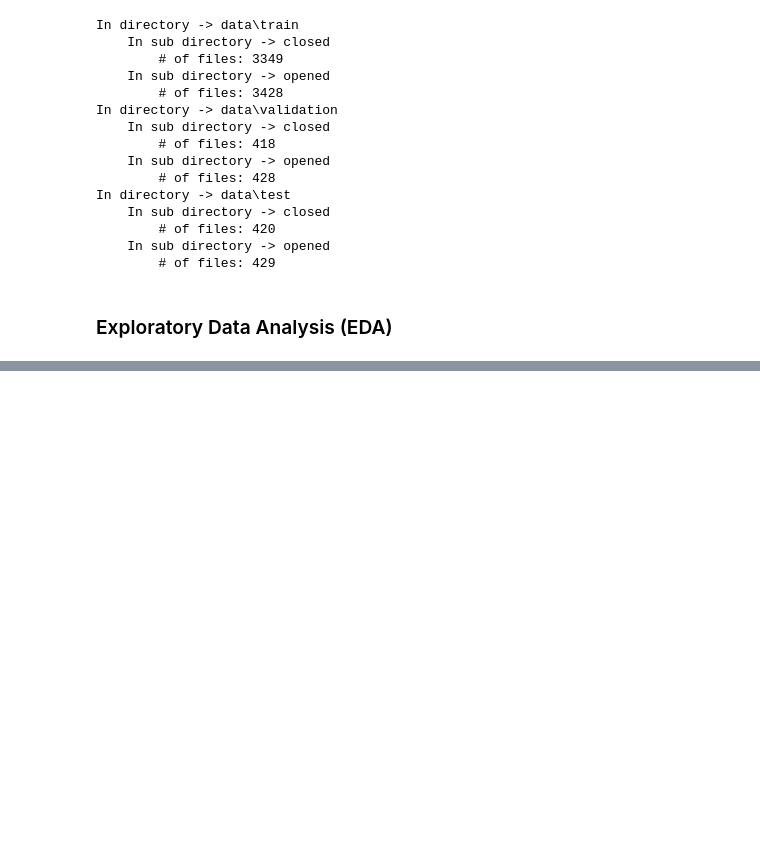
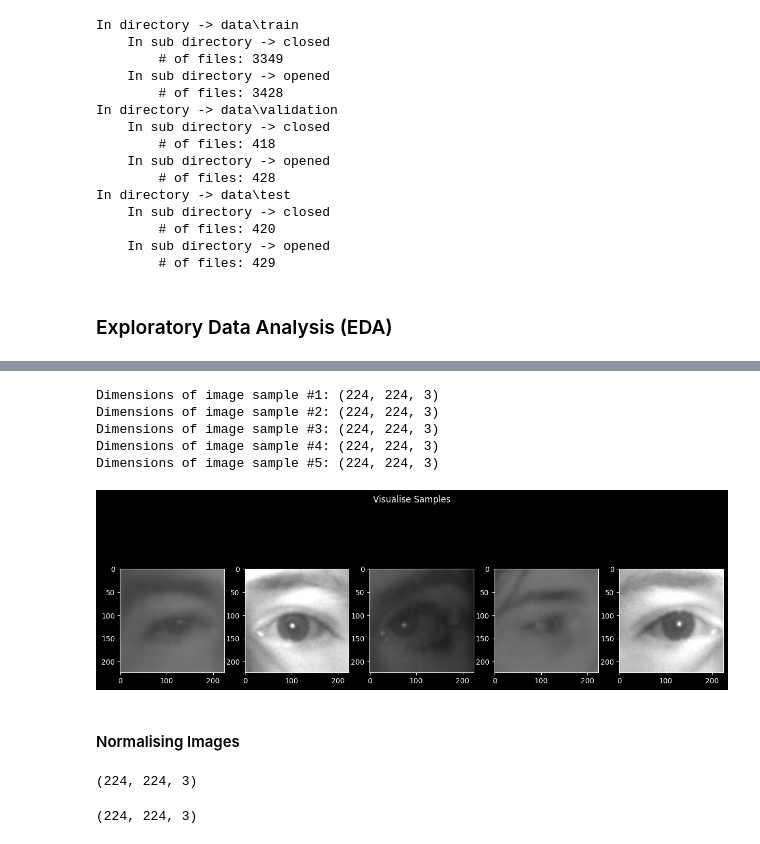
Before and after one commit to Zad-100/DrowsinessDetectionProject, a Jupyter notebook: DrowsinessDetectionSystem_DLModel.ipynb, the cells around one changed output, grey strips where cells are left out. Cells and saved outputs as stored; diff of their text form; code cells hidden in the pictures; blank space fills up the shorter version.

```diff
--- a/DrowsinessDetectionSystem_DLModel.ipynb
+++ b/DrowsinessDetectionSystem_DLModel.ipynb
@@ -262,0 +467,11 @@ In directory -> data\test
+# %%
+visualiseSamplesFromList(resizedOpenedImgs)
+# %% [output]
+Dimensions of image sample #1: (224, 224, 3)
+Dimensions of image sample #2: (224, 224, 3)
+Dimensions of image sample #3: (224, 224, 3)
+Dimensions of image sample #4: (224, 224, 3)
+Dimensions of image sample #5: (224, 224, 3)
+[figure, added]
+# %% [markdown]
+#### Normalising Images
@@ -262,0 +491,8 @@ In directory -> data\test
+# %%
+normalisedOpenedImgs[87].shape
+# %% [output]
+(224, 224, 3)
+# %%
+normalisedClosedImgs[21].shape
+# %% [output]
+(224, 224, 3)
```
Also changed, not shown: parts of 37 cells of this notebook.
